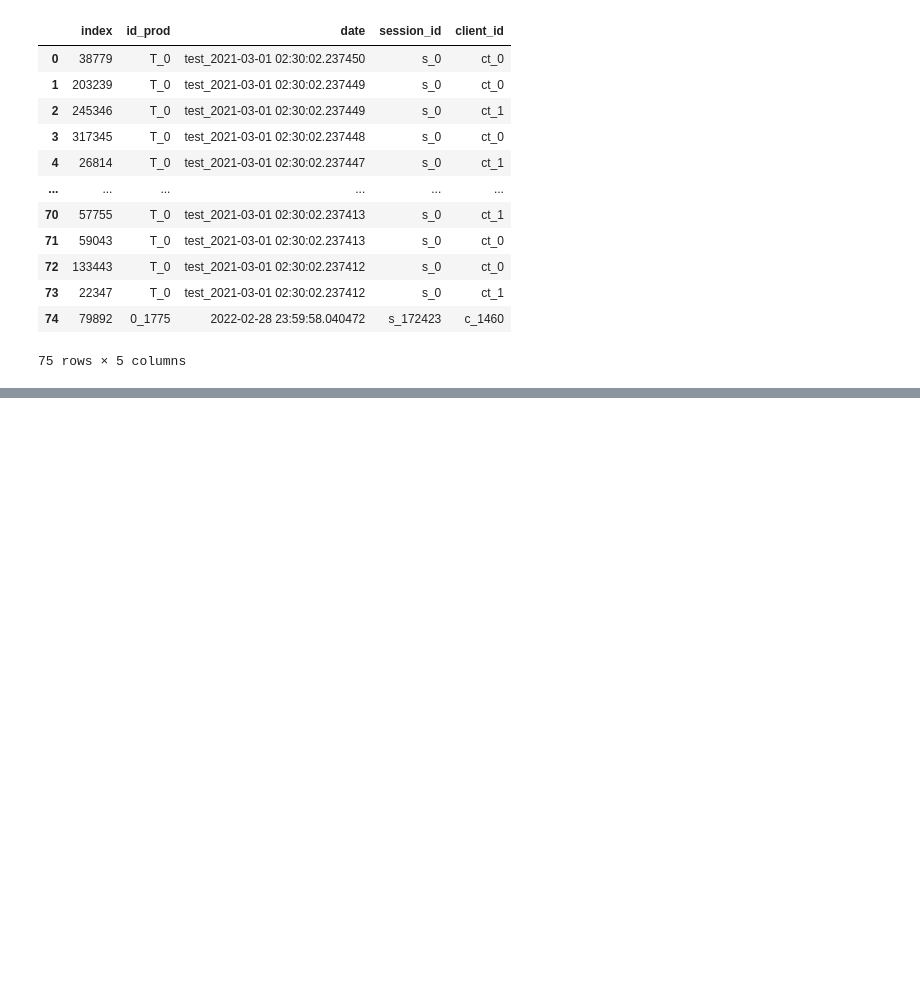
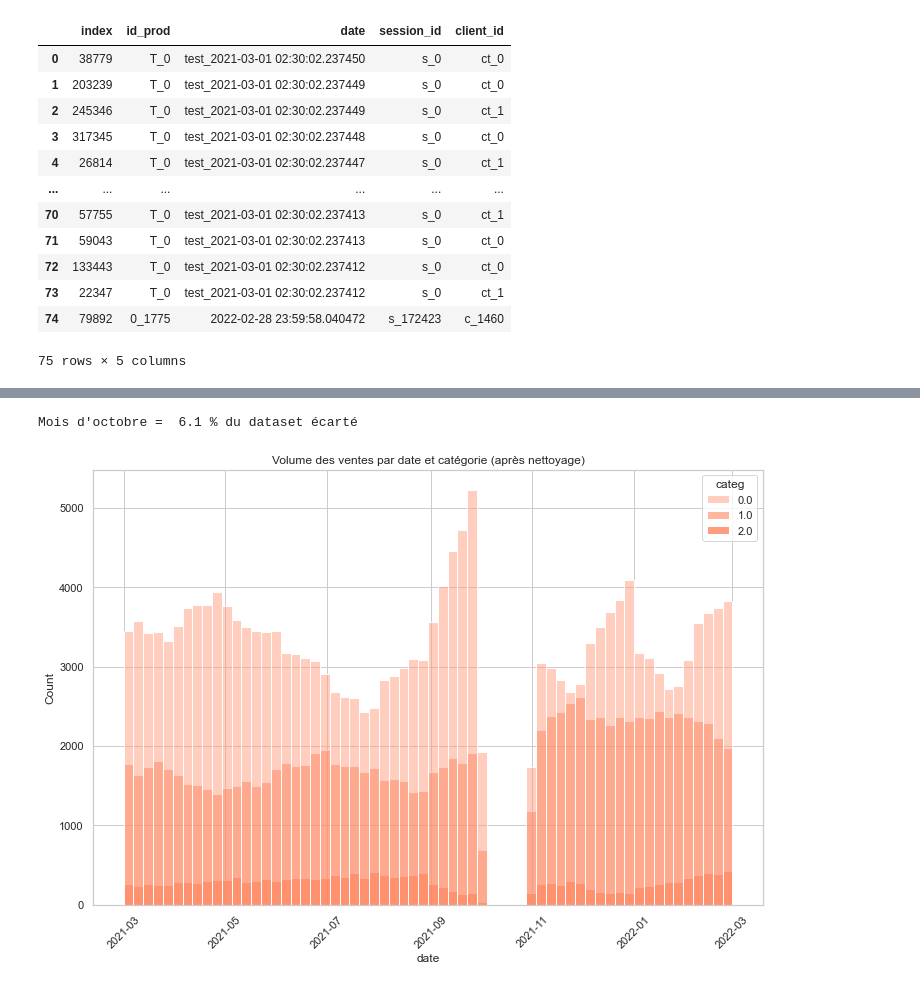
Before and after one commit to bbouya/Data_Analyst, a Jupyter notebook: analyse_vente/Analyse_Vente.ipynb, the cells around one changed output, grey strips where cells are left out. Saved outputs shown, nothing was run; the diff lists cells and outputs as text; code cells hidden in the pictures; blank space fills up the shorter version.

```diff
--- a/analyse_vente/Analyse_Vente.ipynb
+++ b/analyse_vente/Analyse_Vente.ipynb
@@ -306,0 +464,22 @@ transactions_test
+# %%
+# pour equilibrer l'analyse on supprime toutes les donees du mois d'octobre
+
+len_df_before = len(df)
+# Transaxtions du mois octobre, toutes categories
+octobre = df[(df['date']>='2021-10-01') & (df['date']<='2021-10-31')]
+df.drop(octobre.index, inplace=True) # Suppression des données du mois d'octobre
+
+# Pourcentage du dataset écarté
+print('Mois d\'octobre = ', round(((len_df_before - len(df)) / len_df_before * 100), 1), '% du dataset écarté')
+# %% [output]
+Mois d'octobre =  6.1 % du dataset écarté
+# %%
+# Volume des ventes par date et catégorie (sans le mois d\'octobre
+plt.figure(figsize=(12,8))
+sns.histplot(data=df, x='date', hue='categ', palette=["#ff9e80", "#ff6e40", "#ff3d00"])
+plt.xticks(rotation=45)
+plt.title('Volume des ventes par date et catégorie (après nettoyage)')
+plt.savefig(url_fig + 'histogramme_date-categorie_post-nettoyage.png', dpi=300, bbox_inches='tight')
+plt.show()
+# %% [output]
+[figure, added]
```
Also changed, not shown: parts of 29 cells of this notebook, 6 other files.
